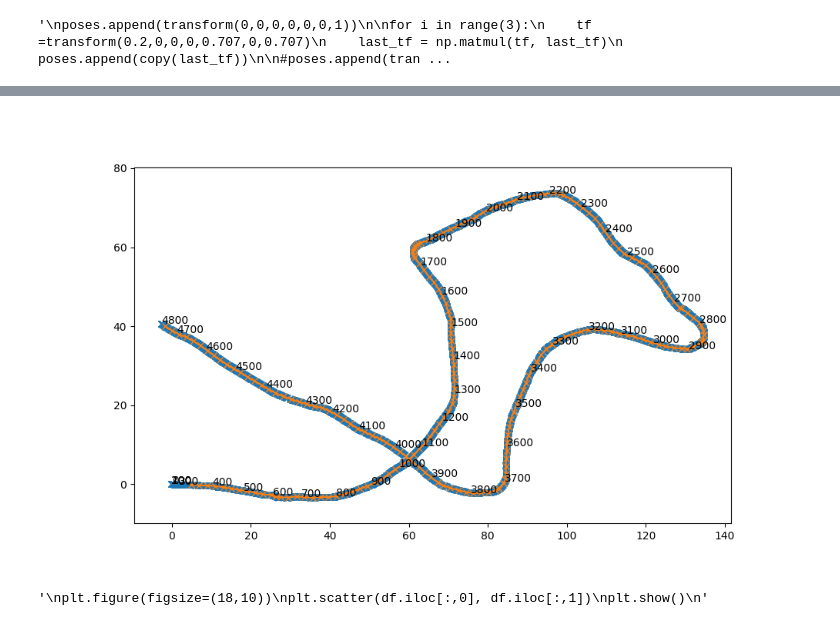
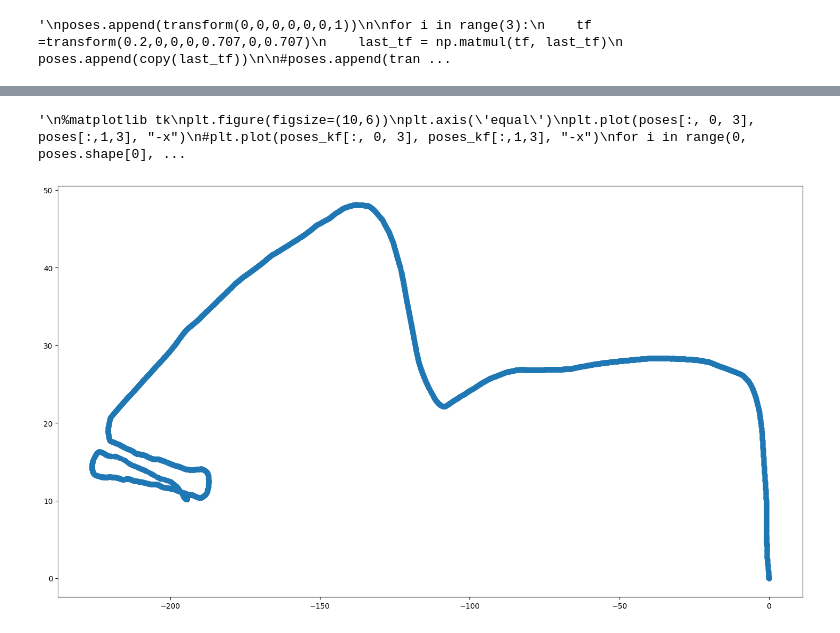
Before and after one commit to tbabluct/gtsam-jupyter, a Jupyter notebook: plot_vo.ipynb, the cells around one changed output, grey strips where cells are left out. Saved outputs shown, nothing was run; the diff lists cells and outputs as text; code cells hidden in the pictures.

```diff
--- a/plot_vo.ipynb
+++ b/plot_vo.ipynb
@@ -130,22 +109,23 @@ poses_kf.shape
 # %%
-%matplotlib widget
+"""
+%matplotlib tk
 plt.figure(figsize=(10,6))
 plt.axis('equal')
 plt.plot(poses[:, 0, 3], poses[:,1,3], "-x")
-plt.plot(poses_kf[:, 0, 3], poses_kf[:,1,3], "-x")
+#plt.plot(poses_kf[:, 0, 3], poses_kf[:,1,3], "-x")
 for i in range(0, poses.shape[0], 100):
     plt.text(poses[i,0,3], poses[i,1,3], str(i))
 plt.show()
+"""
 # %% [output]
-[figure, removed]
+'\n%matplotlib tk\nplt.figure(figsize=(10,6))\nplt.axis(\'equal\')\nplt.plot(poses[:, 0, 3], poses[:,1,3], "-x")\n#plt.plot(poses_kf[:, 0, 3], poses_kf[:,1,3], "-x")\nfor i in range(0, poses.shape[0], ...
 # %%
 #df = pd.read_csv("gpsNED.csv")
 #df
 # %%
-"""
+
 plt.figure(figsize=(18,10))
-plt.scatter(df.iloc[:,0], df.iloc[:,1])
+plt.scatter(df.iloc[:,1], df.iloc[:,3])
 plt.show()
-"""
 # %% [output]
-'\nplt.figure(figsize=(18,10))\nplt.scatter(df.iloc[:,0], df.iloc[:,1])\nplt.show()\n'
+[figure, added]
```
Also changed, not shown: parts of 5 cells of this notebook, 5 other files.
